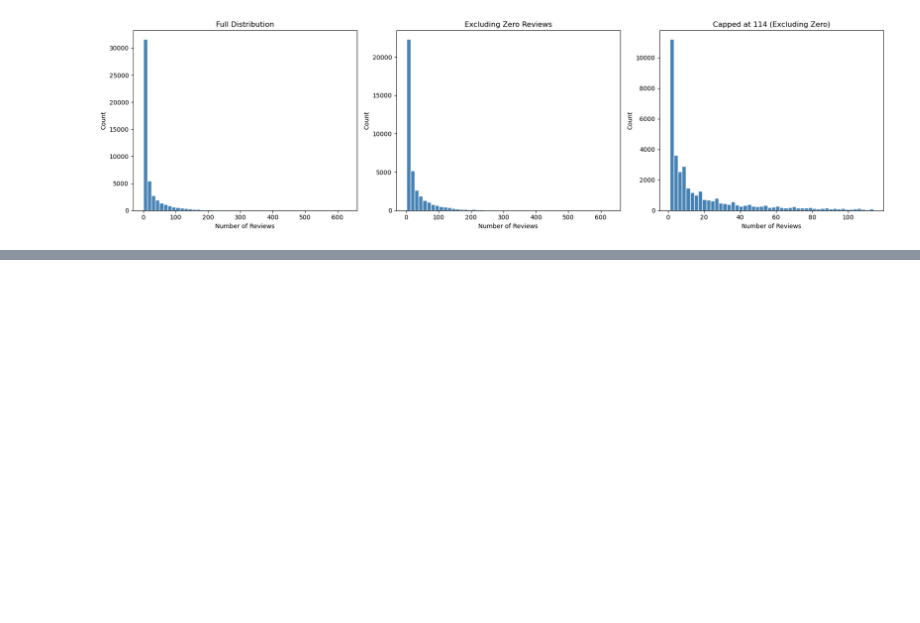
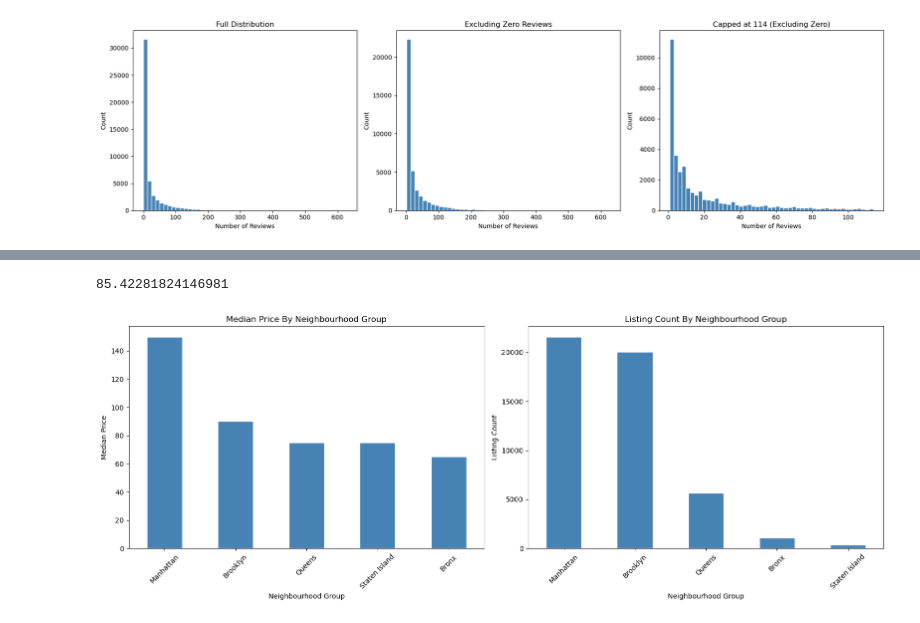
Before and after one commit to FrequentNotebook/AB_NYC-Data-Cleaning, a Jupyter notebook: AB_NYC_2019 EDA.ipynb, the cells around one changed output, grey strips where cells are left out. Cells and saved outputs as stored; diff of their text form; code cells hidden in the pictures; blank space fills up the shorter version.

```diff
--- a/AB_NYC_2019 EDA.ipynb
+++ b/AB_NYC_2019 EDA.ipynb
@@ -431,0 +490,33 @@ This corroborate with our story that majority of the listings have few reviews a
+# %%
+# get the percentage of listings of both Manhattan and Brooklyn
+
+total = df['neighbourhood_group'].count()
+manhattan_brooklyn = (21592 + 20067) / total * 100
+print(manhattan_brooklyn)
+# %% [output]
+85.42281824146981
+# %%
+# plot the distribution of the count and median price across all neighbourhood_group
+
+figs, axes = plt.subplots(1, 2, figsize=(16,6))
+
+# Distribution for median
+median_group = df.groupby('neighbourhood_group')['price'].agg('median').sort_values(ascending=False)
+median_group.plot(kind='bar', color='steelblue', edgecolor='white', ax=axes[0])
+axes[0].set_title('Median Price By Neighbourhood Group')
+axes[0].set_xlabel('Neighbourhood Group')
+axes[0].set_ylabel('Median Price')
+axes[0].tick_params(axis='x', rotation=45)
+
+# Distribution for count
+median_group = df.groupby('neighbourhood_group')['price'].agg('count').sort_values(ascending=False)
+median_group.plot(kind='bar', color='steelblue', edgecolor='white', ax=axes[1])
+axes[1].set_title('Listing Count By Neighbourhood Group')
+axes[1].set_xlabel('Neighbourhood Group')
+axes[1].set_ylabel('Listing Count')
+axes[1].tick_params(axis='x', rotation=45)
+
+plt.tight_layout()
+plt.show()
+# %% [output]
+[figure, added]
```
Also changed, not shown: parts of 34 cells of this notebook.
